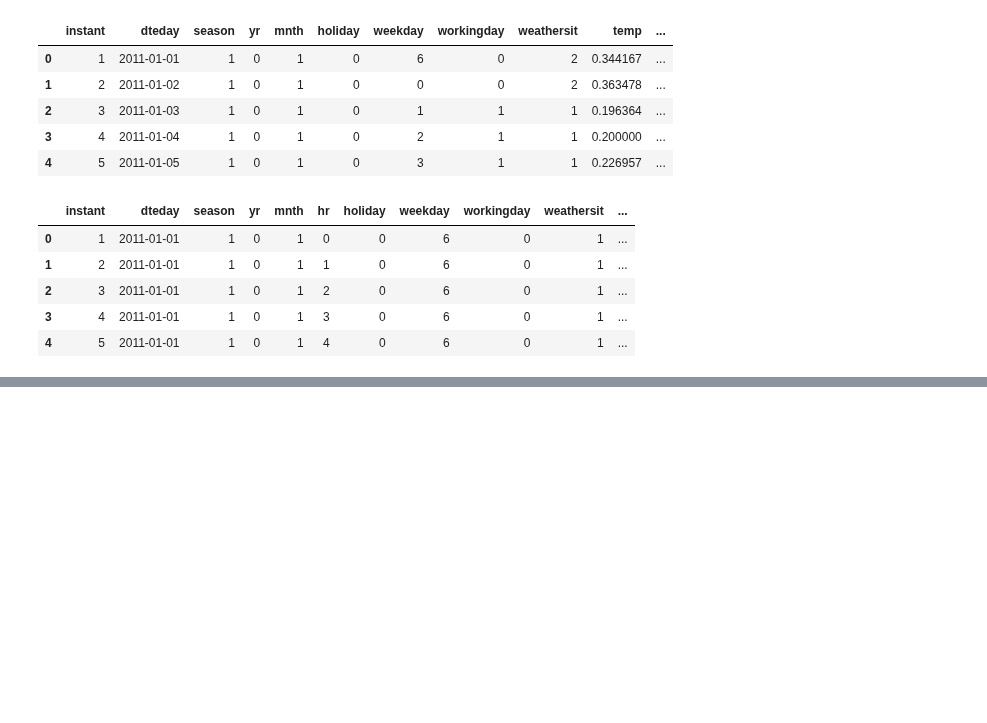
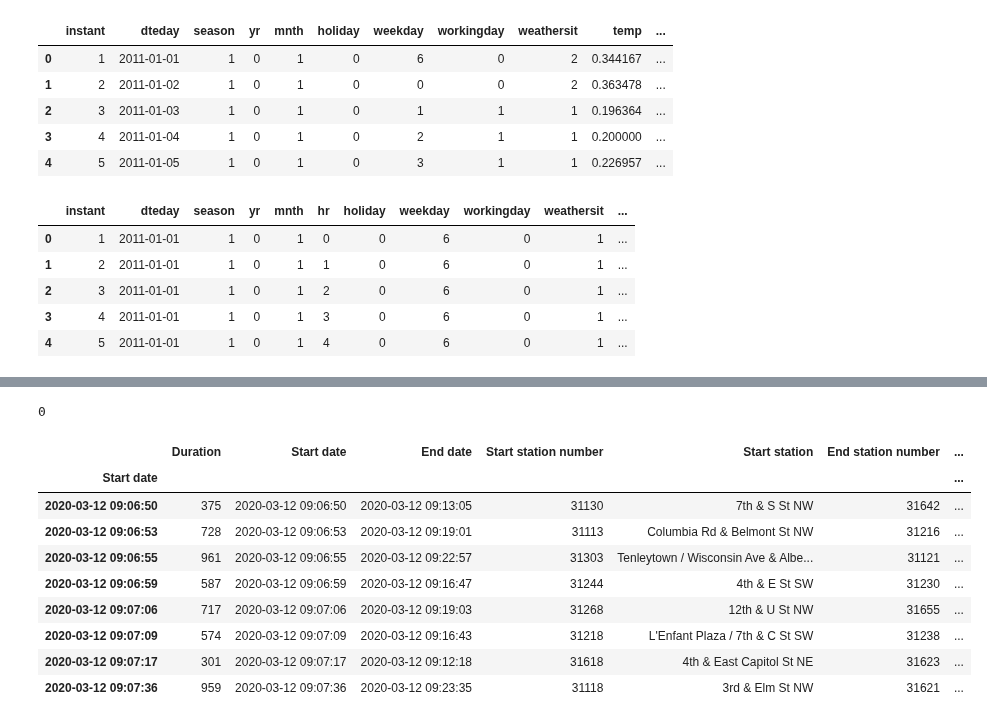
Before and after one commit to shekharbiswas/antelope, a Jupyter notebook: bikesharing.ipynb, the cells around one changed output, grey strips where cells are left out. Saved outputs shown, nothing was run; the diff lists cells and outputs as text; code cells hidden in the pictures; blank space fills up the shorter version.

```diff
--- a/bikesharing.ipynb
+++ b/bikesharing.ipynb
@@ -202,0 +294,17 @@ data2011['Start station'].value_counts()[0:10].plot(kind = 'bar');
+# %%
+sum(df['Start date'] >= df['End date'])
+# %% [output]
+0
+# %%
+df['2020-03-12'][2001:2009]
+# %% [output]
+|  | Duration | Start date | End date | Start station number | Start station | End station number | ... |
+| Start date |  |  |  |  |  |  | ... |
+| 2020-03-12 09:06:50 | 375 | 2020-03-12 09:06:50 | 2020-03-12 09:13:05 | 31130 | 7th & S St NW | 31642 | ... |
+| 2020-03-12 09:06:53 | 728 | 2020-03-12 09:06:53 | 2020-03-12 09:19:01 | 31113 | Columbia Rd & Belmont St NW | 31216 | ... |
+| 2020-03-12 09:06:55 | 961 | 2020-03-12 09:06:55 | 2020-03-12 09:22:57 | 31303 | Tenleytown / Wisconsin Ave & Albe... | 31121 | ... |
+| 2020-03-12 09:06:59 | 587 | 2020-03-12 09:06:59 | 2020-03-12 09:16:47 | 31244 | 4th & E St SW | 31230 | ... |
+| 2020-03-12 09:07:06 | 717 | 2020-03-12 09:07:06 | 2020-03-12 09:19:03 | 31268 | 12th & U St NW | 31655 | ... |
+| 2020-03-12 09:07:09 | 574 | 2020-03-12 09:07:09 | 2020-03-12 09:16:43 | 31218 | L'Enfant Plaza / 7th & C St SW | 31238 | ... |
+| 2020-03-12 09:07:17 | 301 | 2020-03-12 09:07:17 | 2020-03-12 09:12:18 | 31618 | 4th & East Capitol St NE | 31623 | ... |
+| 2020-03-12 09:07:36 | 959 | 2020-03-12 09:07:36 | 2020-03-12 09:23:35 | 31118 | 3rd & Elm St NW | 31621 | ... |
```
Also changed, not shown: parts of 13 cells of this notebook, 1 other file.
